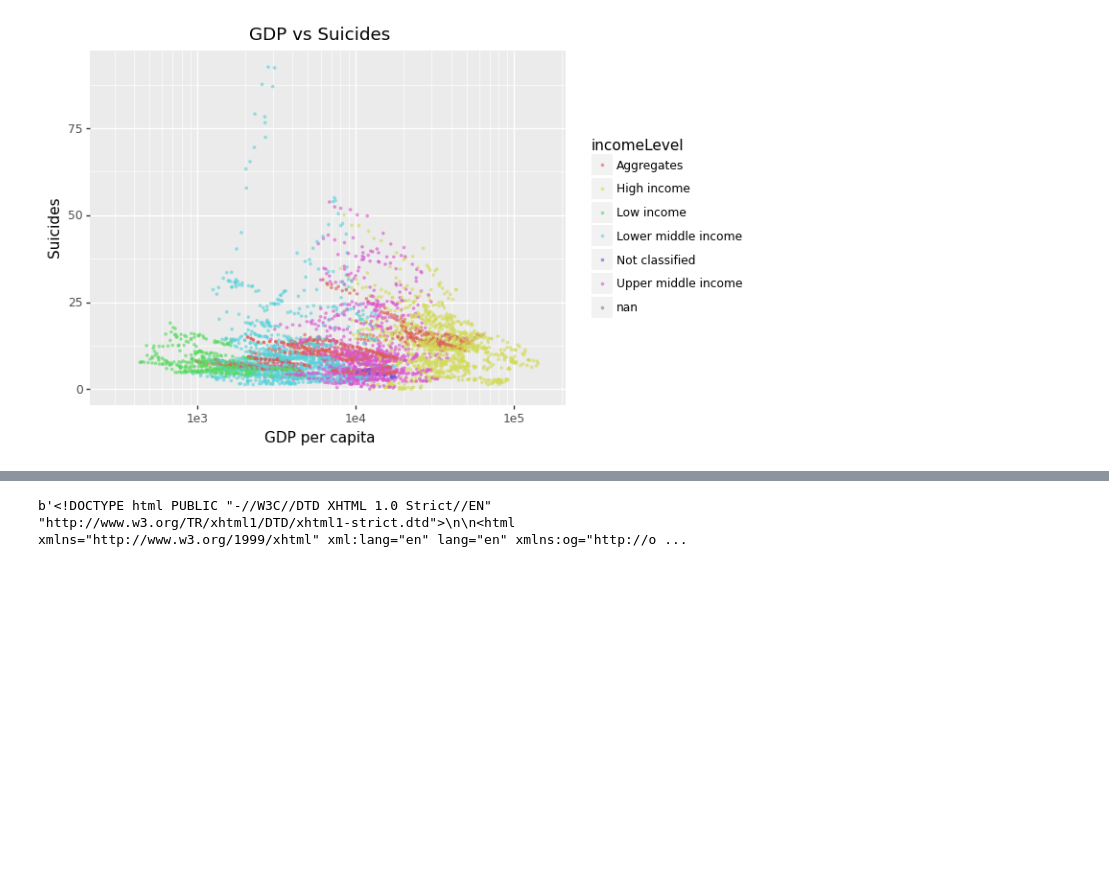
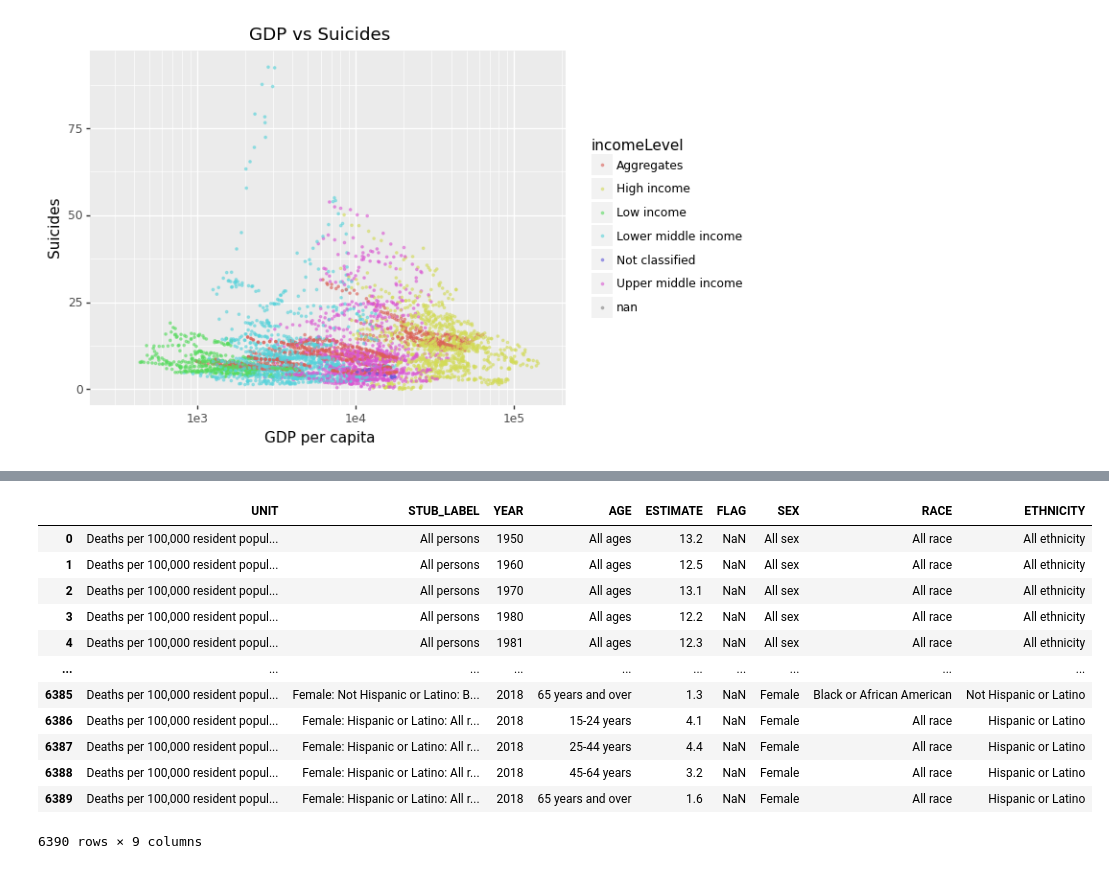
Before and after one commit to wadoodbutt/wadoodbutt.github.io, a Jupyter notebook: final_tutorial.ipynb, the cells around one changed output, grey strips where cells are left out. Drawn from its saved outputs; the diff is of its cells as text; code cells hidden in the pictures; blank space fills up the shorter version.

```diff
--- a/final_tutorial.ipynb
+++ b/final_tutorial.ipynb
@@ -158,5 +159,37 @@ print(splot)
-# %%
-cdc_data = requests.get('https://data.cdc.gov')
-display(cdc_data)
-# %% [output]
-b'<!DOCTYPE html PUBLIC "-//W3C//DTD XHTML 1.0 Strict//EN" "http://www.w3.org/TR/xhtml1/DTD/xhtml1-strict.dtd">\n\n<html xmlns="http://www.w3.org/1999/xhtml" xml:lang="en" lang="en" xmlns:og="http://o ...
+# %%
+# cdc_data = requests.get('https://data.cdc.gov')
+# display(cdc_data)
+raw_data = pd.read_csv('./datasets/sex_race_gender_suicide_data_us.csv')
+data = raw_data.drop(columns=['INDICATOR', 'UNIT_NUM', 'STUB_NAME', 'STUB_NAME_NUM', 'STUB_LABEL_NUM', 'YEAR_NUM', 'AGE_NUM'], axis=1)
+
+def find_cat(category, str, label):
+    match = re.search(str, label)
+    if match == None:
+        return 'All ' + category
+    else:
+        return match.group()
+
+str = r'(Male|Female)'
+data['SEX'] = data['STUB_LABEL'].apply(lambda label: find_cat('sex', str, label))
+
+str = r'(White|Black or African American|Asian or Pacific Islander|American Indian or Alaska Native)'
+data['RACE'] = data['STUB_LABEL'].apply(lambda label: find_cat('race', str, label))
+
+str = r'(Not Hispanic or Latino|Hispanic or Latino)'
+data['ETHNICITY'] = data['STUB_LABEL'].apply(lambda label: find_cat('ethnicity', str, label))
+
+display(data)
+# %% [output]
+|  | UNIT | STUB_LABEL | YEAR | AGE | ESTIMATE | FLAG | SEX | RACE | ETHNICITY |
+| 0 | Deaths per 100,000 resident popul... | All persons | 1950 | All ages | 13.2 | NaN | All sex | All race | All ethnicity |
+| 1 | Deaths per 100,000 resident popul... | All persons | 1960 | All ages | 12.5 | NaN | All sex | All race | All ethnicity |
+| 2 | Deaths per 100,000 resident popul... | All persons | 1970 | All ages | 13.1 | NaN | All sex | All race | All ethnicity |
+| 3 | Deaths per 100,000 resident popul... | All persons | 1980 | All ages | 12.2 | NaN | All sex | All race | All ethnicity |
+| 4 | Deaths per 100,000 resident popul... | All persons | 1981 | All ages | 12.3 | NaN | All sex | All race | All ethnicity |
+| ... | ... | ... | ... | ... | ... | ... | ... | ... | ... |
+| 6385 | Deaths per 100,000 resident popul... | Female: Not Hispanic or Latino: B... | 2018 | 65 years and over | 1.3 | NaN | Female | Black or African American | Not Hispanic or Latino |
+| 6386 | Deaths per 100,000 resident popul... | Female: Hispanic or Latino: All r... | 2018 | 15-24 years | 4.1 | NaN | Female | All race | Hispanic or Latino |
+| 6387 | Deaths per 100,000 resident popul... | Female: Hispanic or Latino: All r... | 2018 | 25-44 years | 4.4 | NaN | Female | All race | Hispanic or Latino |
+| 6388 | Deaths per 100,000 resident popul... | Female: Hispanic or Latino: All r... | 2018 | 45-64 years | 3.2 | NaN | Female | All race | Hispanic or Latino |
+| 6389 | Deaths per 100,000 resident popul... | Female: Hispanic or Latino: All r... | 2018 | 65 years and over | 1.6 | NaN | Female | All race | Hispanic or Latino |
+6390 rows × 9 columns
```
Also changed, not shown: parts of 6 cells of this notebook.
